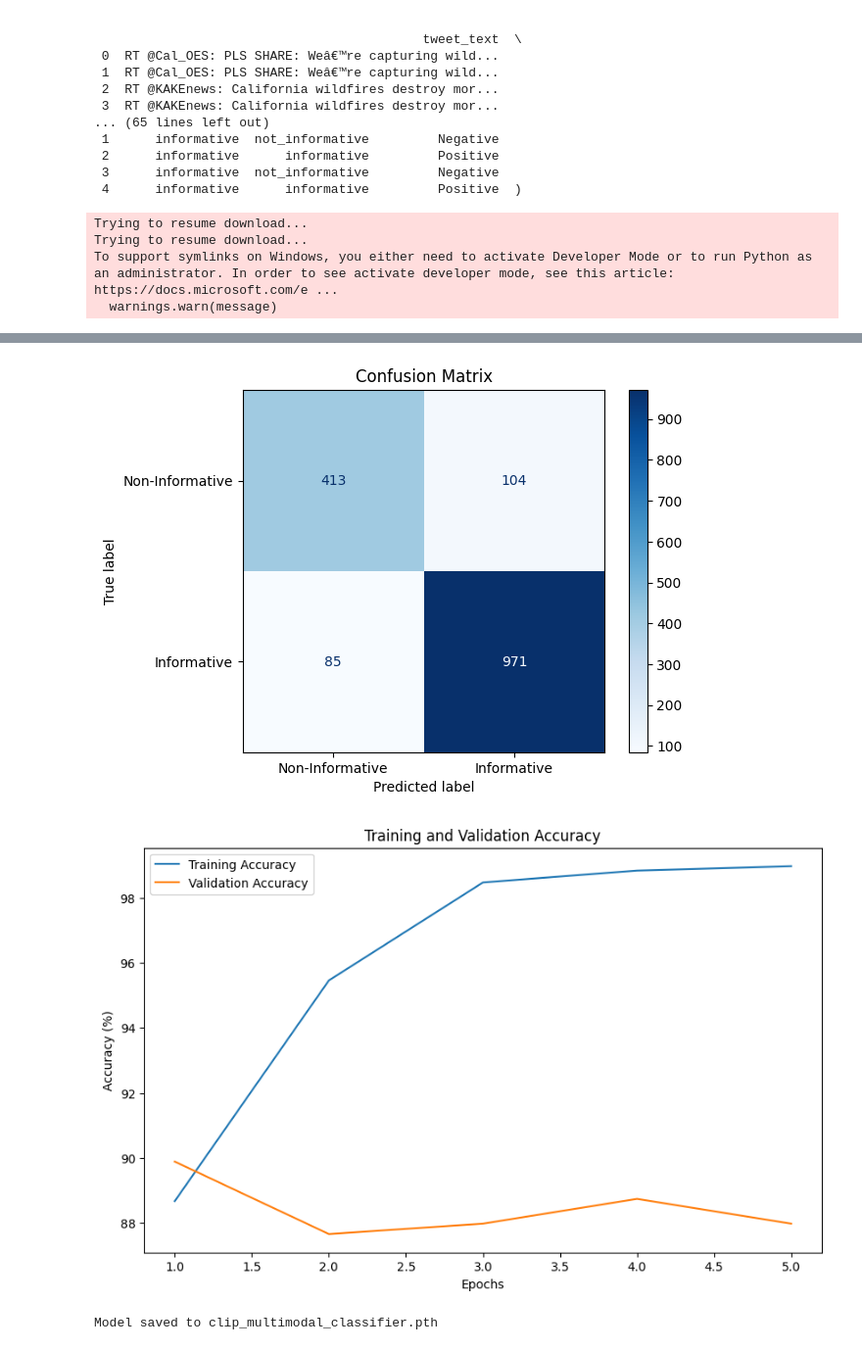
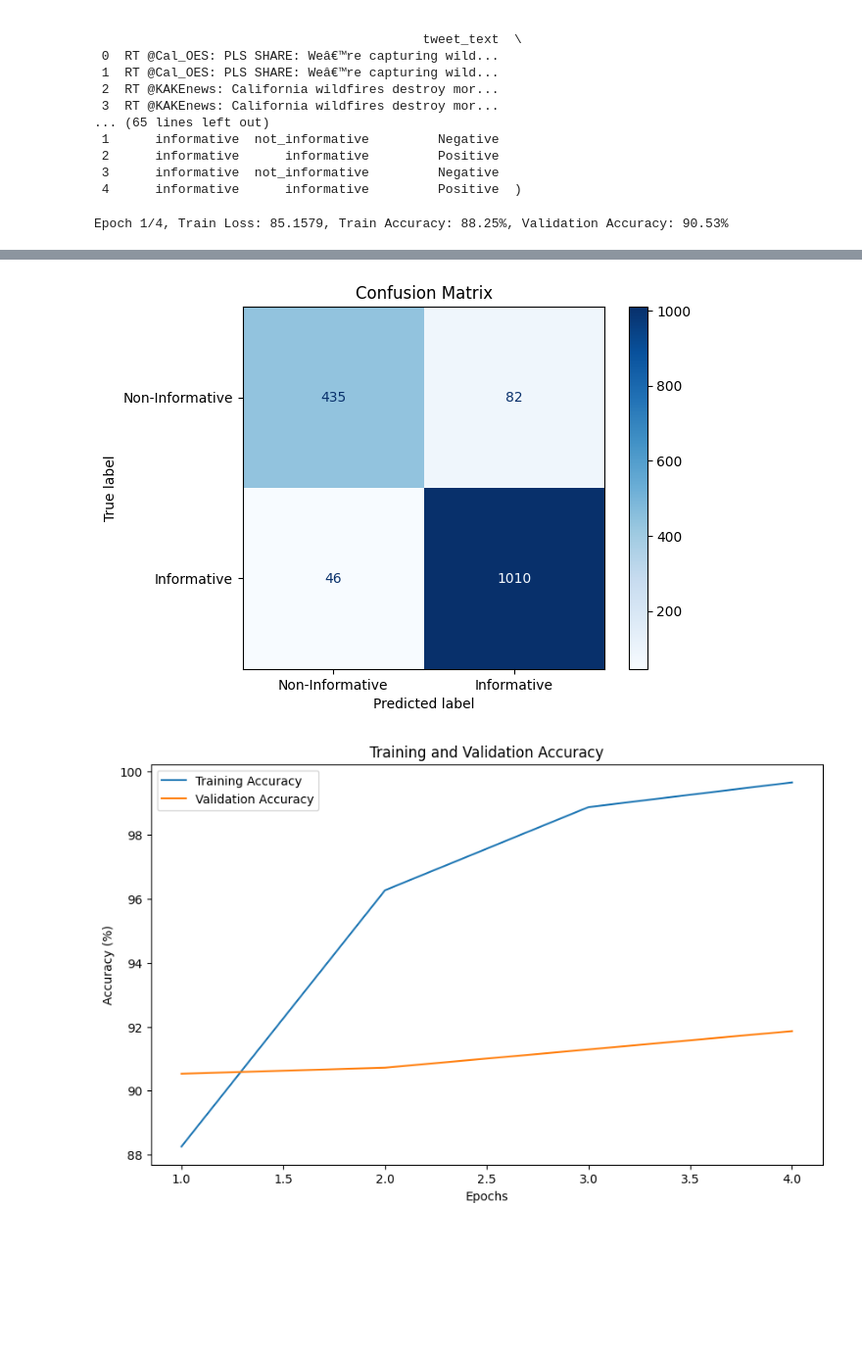
Before and after one commit to Aman-711/Model_trained_with_positive_data, a Jupyter notebook: model_CLIP_positive.ipynb, the cells around one changed output, grey strips where cells are left out. Shown: that part at 98% size. Drawn from its saved outputs; the diff is of its cells as text; code cells hidden in the pictures; blank space fills up the shorter version.

```diff
--- a/model_CLIP_positive.ipynb
+++ b/model_CLIP_positive.ipynb
@@ -79,12 +79,12 @@ class MultimodalClassifier(nn.Module):
         super(MultimodalClassifier, self).__init__()
         self.clip_model = clip_model
 
-        # Custom classification layer
+        # Custom classification layer (1 output logit for binary classification)
         self.classifier = nn.Sequential(
             nn.Linear(clip_model.config.projection_dim * 2, 512),
             nn.ReLU(),
             nn.Dropout(0.5),
-            nn.Linear(512, 2)  # Output 2 classes
+            nn.Linear(512, 1)  # Output 1 logit for binary classification
         )
 
     def forward(self, inputs):
@@ -124,12 +124,12 @@ val_loader_positive = DataLoader(val_dataset_positive, batch_size=32, shuffle=Fa
 # Initialize the model
 model = MultimodalClassifier(clip_model)
 
-# Define optimizer and loss function
+# Define optimizer and loss function (Binary Cross Entropy Loss)
 optimizer = optim.AdamW(model.parameters(), lr=1e-5)
-loss_fn = nn.CrossEntropyLoss()
+loss_fn = nn.BCEWithLogitsLoss()  # Binary Cross Entropy Loss with logits
 
 # Training function
-def train_model(model, train_loader, val_loader, optimizer, loss_fn, num_epochs=5, save_path="clip_multimodal_classifier.pth"):
+def train_model(model, train_loader, val_loader, optimizer, loss_fn, num_epochs=4,"):
     device = torch.device("cuda" if torch.cuda.is_available() else "cpu")
     model.to(device)
 
@@ -152,14 +152,14 @@ def train_model(model, train_loader, val_loader, optimizer, loss_fn, num_epochs=
 
             with torch.cuda.amp.autocast():
                 outputs = model(inputs)
-                loss = loss_fn(outputs, labels)
+                loss = loss_fn(outputs.squeeze(1), labels.float())  # Squeeze output to match labels
 
             scaler.scale(loss).backward()
             scaler.step(optimizer)
             scaler.update()
 
             running_loss += loss.item()
-            _, predicted = torch.max(outputs, 1)
+            predicted = (torch.sigmoid(outputs.squeeze(1)) > 0.5).long()  # Sigmoid for binary classification
             correct_preds += (predicted == labels).sum().item()
             total_preds += labels.size(0)
 
@@ -178,7 +178,7 @@ def train_model(model, train_loader, val_loader, optimizer, loss_fn, num_epochs=
                 labels = labels.to(device)
 
                 outputs = model(inputs)
-                _, predicted = torch.max(outputs, 1)
+                predicted = (torch.sigmoid(outputs.squeeze(1)) > 0.5).long()
 
                 val_correct_preds += (predicted == labels).sum().item()
                 val_total_preds += labels.size(0)
@@ -209,9 +209,6 @@ def train_model(model, train_loader, val_loader, optimizer, loss_fn, num_epochs=
     plt.legend()
     plt.show()
 
-    torch.save(model.state_dict(), save_path)
-    print(f"Model saved to {save_path}")
-
 # Train the model using filtered data
 train_model(
     model=model,
@@ -219,10 +216,7 @@ train_model(
     val_loader=val_loader_positive,
     optimizer=optimizer,
     loss_fn=loss_fn,
-    num_epochs=5
+    num_epochs=4
 )
 # %% [output]
-Trying to resume download...
-Trying to resume download...
-To support symlinks on Windows, you either need to activate Developer Mode or to run Python as an administrator. In order to see activate developer mode, see this article: https://docs.microsoft.com/e ...
-  warnings.warn(message)
+Epoch 1/4, Train Loss: 85.1579, Train Accuracy: 88.25%, Validation Accuracy: 90.53%
@@ -234,3 +226,2 @@ Epoch 5/5, Train Loss: 33.3660, Train Accuracy: 98.97%, Validation Accuracy: 87.
-[figure, old version]
+[figure, new version]
-[figure, old version]
+[figure, new version]
-Model saved to clip_multimodal_classifier.pth
```
Also changed, not shown: parts of 3 cells of this notebook.
